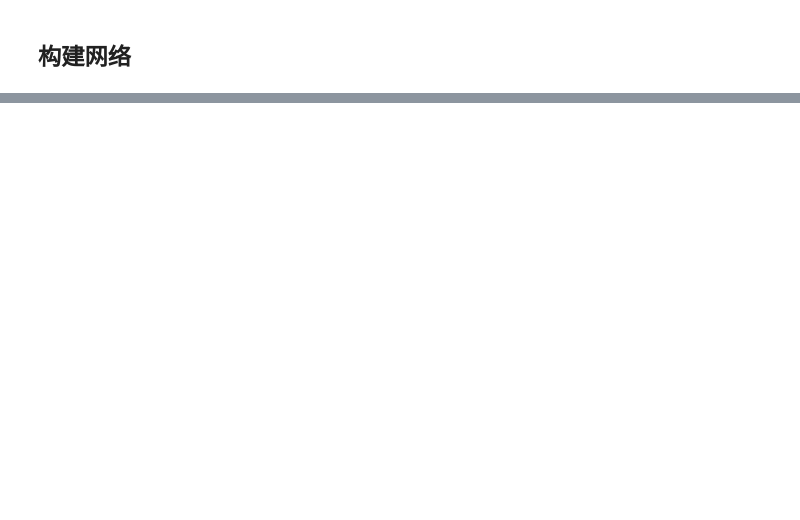
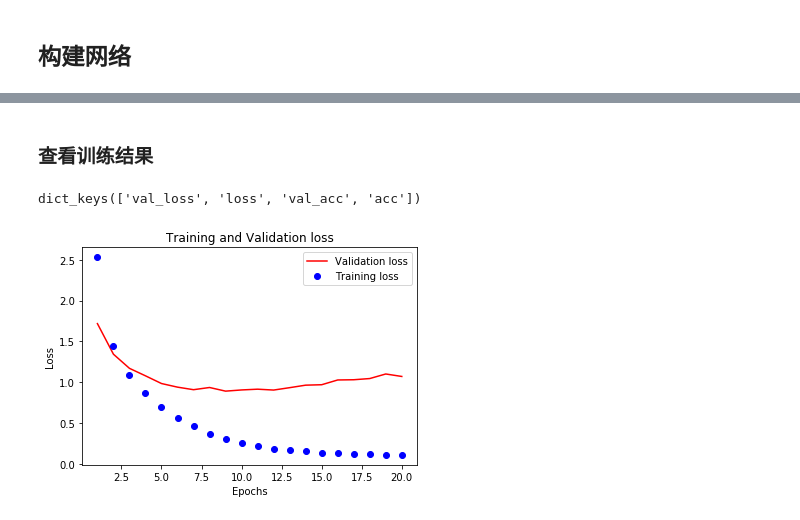
Before and after one commit to FantasyJXF/Learning_AI, a Jupyter notebook: multiclass.ipynb, the cells around one changed output, grey strips where cells are left out. Saved outputs shown, nothing was run; the diff lists cells and outputs as text; code cells hidden in the pictures; blank space fills up the shorter version.

Commit message:
Sequential model

```diff
--- a/multiclass.ipynb
+++ b/multiclass.ipynb
@@ -49,4 +28,5 @@ y_train.shape
 # %%
 from keras.utils.np_utils import to_categorical
 
-one_hot_y_train = to_categorical(train_labels)
+one_hot_train_labels = to_categorical(train_labels)
+one_hot_test_labels = to_categorical(test_labels)
@@ -72,0 +49,8 @@ TypeError: softmax() got an unexpected keyword argument 'axis'
+# %%
+x_val = x_train[:1000]
+partial_x_train = x_train[1000:]
+
+y_val = one_hot_train_labels[:1000]
+partial_y_train = one_hot_train_labels[1000:]
+
+history = model.fit(partial_x_train, partial_y_train, epochs = 20, batch_size = 512, validation_data = (x_val, y_val))
@@ -72,0 +75,26 @@ TypeError: softmax() got an unexpected keyword argument 'axis'
+# %% [markdown]
+### 查看训练结果
+# %%
+history_dict = history.history
+
+history_dict.keys()
+# %% [output]
+dict_keys(['val_loss', 'loss', 'val_acc', 'acc'])
+# %%
+import matplotlib.pyplot as plt
+
+val_loss_values = history_dict['val_loss']
+loss_values = history_dict['loss']
+
+epochs = range(1, len(loss_values) + 1)
+
+plt.figure(1)
+plt.plot(epochs, val_loss_values, 'r', label = "Validation loss")
+plt.plot(epochs, loss_values, 'bo', label = "Training loss")
+plt.xlabel("Epochs")
+plt.ylabel("Loss")
+plt.title("Training and Validation loss")
+plt.legend()
+plt.show()
+# %% [output]
+[figure, added]
```
Also changed, not shown: parts of 24 cells of this notebook.
